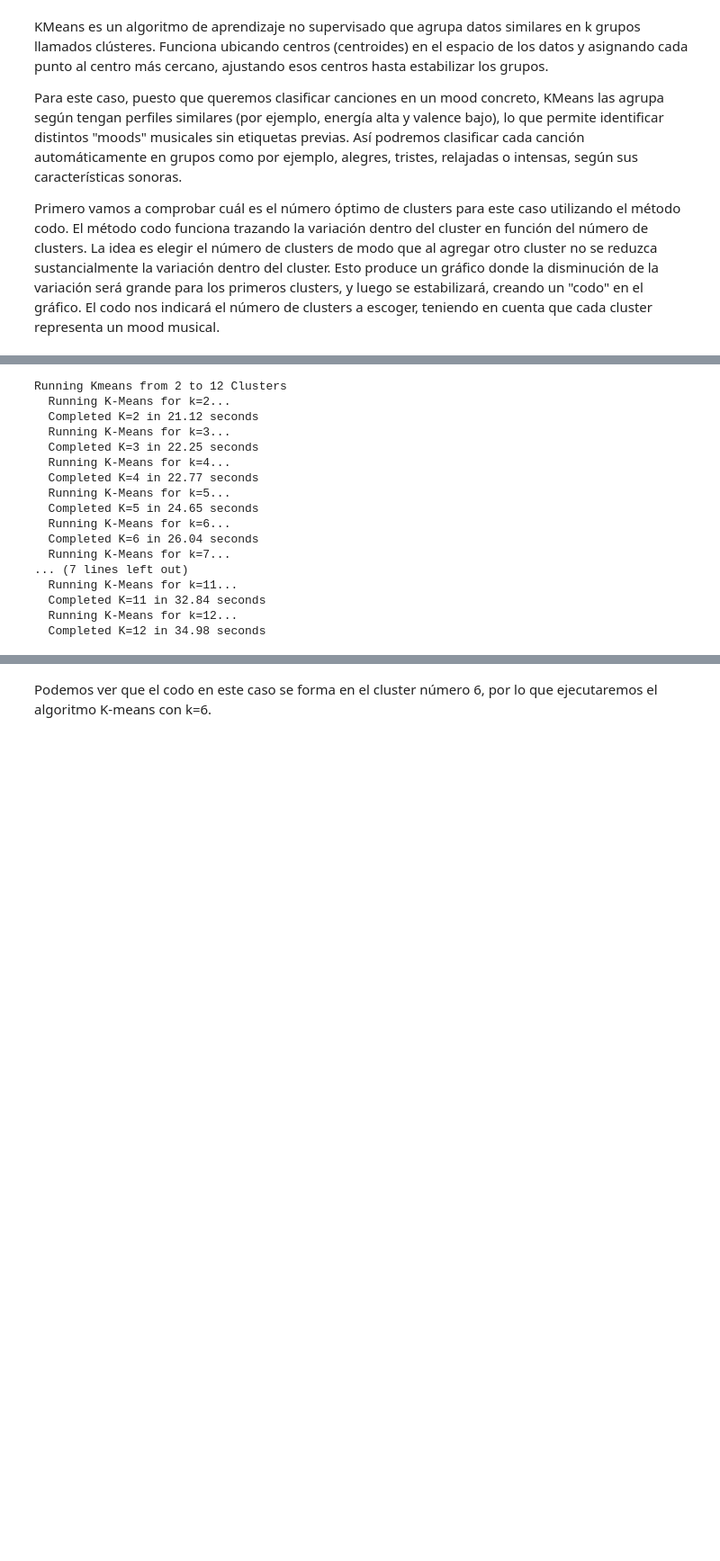
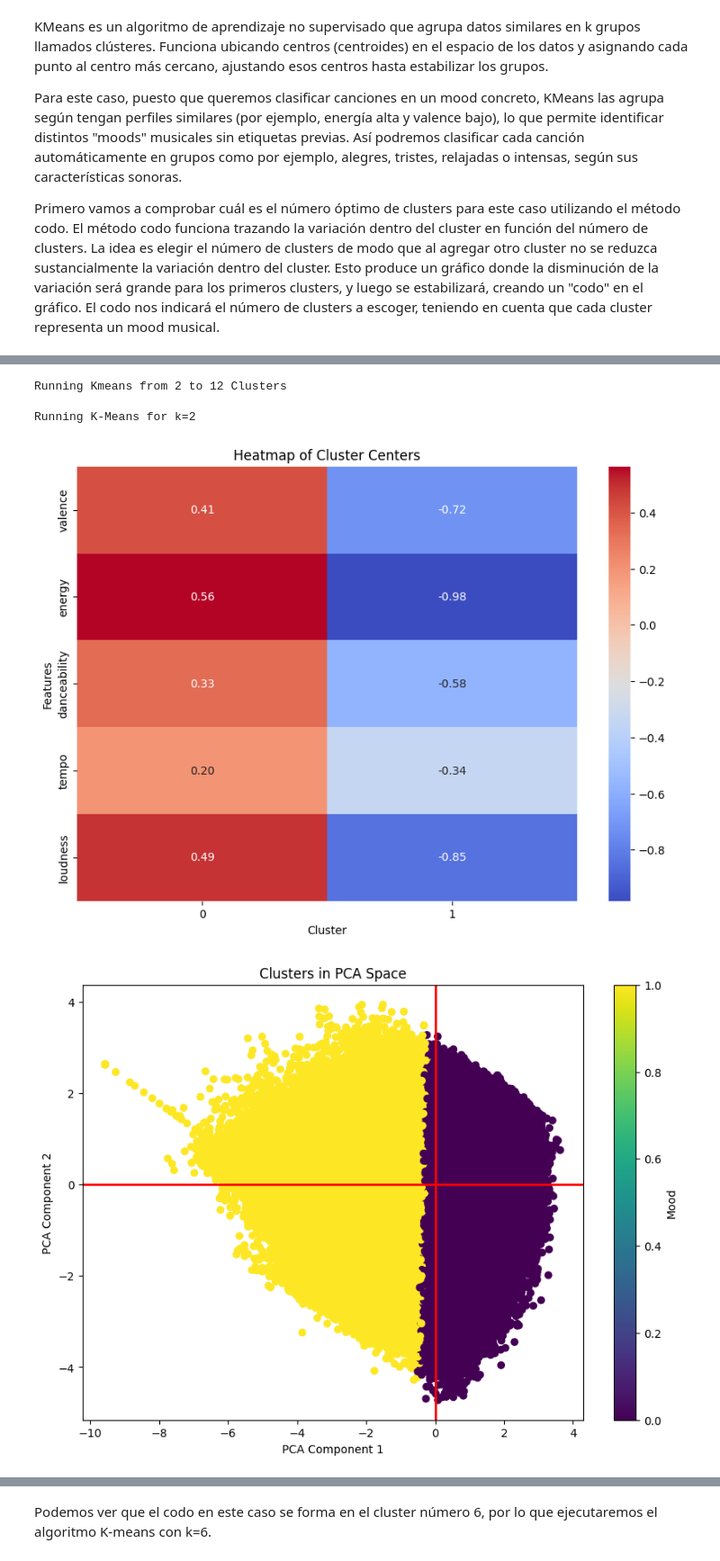
Before and after one commit to algond123/ProyectoFinal_BDML14, a Jupyter notebook: proyectoExplicado.ipynb, the cells around one changed output, grey strips where cells are left out. Shown at 90% size. Drawn from its saved outputs; the diff is of its cells as text; code cells hidden in the pictures; blank space fills up the shorter version.

```diff
--- a/proyectoExplicado.ipynb
+++ b/proyectoExplicado.ipynb
@@ -295,5 +299,5 @@ Primero vamos a comprobar cuál es el número óptimo de clusters para este caso
 # %%
-data_scaled_for_kmeans = joblib.load(out_data_scaled_pkl)
+data_scaled_for_kmeans = joblib.load(data_scaled_pkl)
 
 num_rows, num_columns = data_scaled_for_kmeans.shape
 sample_sil = round((num_rows-1)*0.05) #5% Dataset
@@ -306,52 +310,72 @@ db_results = []
 
 k_range = range(2, 13)
 for k in k_range:
-    print(f"  Running K-Means for k={k}...")
+    print(f"\nRunning K-Means for k={k}")
     start_time = time.time()
 
     kmeans = KMeans(n_clusters=k, random_state=42, n_init=10)
     kmeans.fit_predict(data_scaled_for_kmeans)
 
     wcss_results.append(kmeans.inertia_)
     sil_score = silhouette_score(
         data_scaled_for_kmeans,
         kmeans.labels_,
         metric='euclidean',
         sample_size=sample_sil,
         random_state=42,
         n_jobs=-1
     )
     sil_results.append(sil_score)
     ch_score = calinski_harabasz_score(data_scaled_for_kmeans, kmeans.labels_)
     ch_results.append(ch_score)
     db_score = davies_bouldin_score(data_scaled_for_kmeans, kmeans.labels_)
     db_results.append(db_score)
 
-    print(f"  Completed K={k} in {time.time() - start_time:.2f} seconds")
+    data_scaled_for_kmeans['mood'] = kmeans.labels_
+
+    # 1. Plotting the heatmap of the clusters first (based on mood)
+    plt.figure(figsize=(10, 7))
+    sns.heatmap(data_scaled_for_kmeans.groupby('mood').mean().T, annot=True, cmap='coolwarm', fmt=".2f")
+    plt.title('Heatmap of Cluster Centers')
+    plt.ylabel('Features')
+    plt.xlabel('Cluster')
+    plt.show()
+
+    # 2. Plotting the clusters in PCA space (after the heatmap)
+    pca = PCA(n_components=2)
+    pca_result = pca.fit_transform(data_scaled_for_kmeans[FEATURES])
+    plt.figure(figsize=(10, 7))
+    plt.scatter(pca_result[:, 0], pca_result[:, 1], c=data_scaled_for_kmeans['mood'], cmap='viridis')
+    plt.title('Clusters in PCA Space')
+    plt.xlabel('PCA Component 1')
+    plt.ylabel('PCA Component 2')
+    plt.axhline(0, color='r', linewidth=2)
+    plt.axvline(0, color='r', linewidth=2)
+    plt.colorbar(label='Mood')
+    plt.show()
+
+    # 3. Plotting the heatmap of the correlation between PCA components and features
+    pca_df = pd.DataFrame(pca_result, columns=['PC1', 'PC2'])
+    pca_df = pd.concat([pca_df, data_scaled_for_kmeans], axis=1)
+    correlation_matrix = pca_df.corr()
+    plt.figure(figsize=(10, 7))
+    sns.heatmap(correlation_matrix, annot=True, cmap='coolwarm', fmt=".2f")
+    plt.title("Correlation between PCA Components and Features")
+    plt.show()
+
+    print(f"Completed K-Means for k={k} in {time.time() - start_time:.2f} seconds\n")
 
 # Print the results
 results_kmeans = pd.DataFrame({
     'k': list(k_range),
     'WCSS': wcss_results,
     'Silhouette Score': sil_results,
     'Calinski-Harabasz': ch_results,
     'Davies-Bouldin': db_results
 })
 # %% [output]
 Running Kmeans from 2 to 12 Clusters
-  Running K-Means for k=2...
-  Completed K=2 in 21.12 seconds
-  Running K-Means for k=3...
-  Completed K=3 in 22.25 seconds
-  Running K-Means for k=4...
-  Completed K=4 in 22.77 seconds
-  Running K-Means for k=5...
-  Completed K=5 in 24.65 seconds
-  Running K-Means for k=6...
-  Completed K=6 in 26.04 seconds
-  Running K-Means for k=7...
-... (7 lines left out)
-  Running K-Means for k=11...
-  Completed K=11 in 32.84 seconds
-  Running K-Means for k=12...
-  Completed K=12 in 34.98 seconds
+
+Running K-Means for k=2
+[figure, added]
+[figure, added]
```
Also changed, not shown: parts of 12 cells of this notebook.
